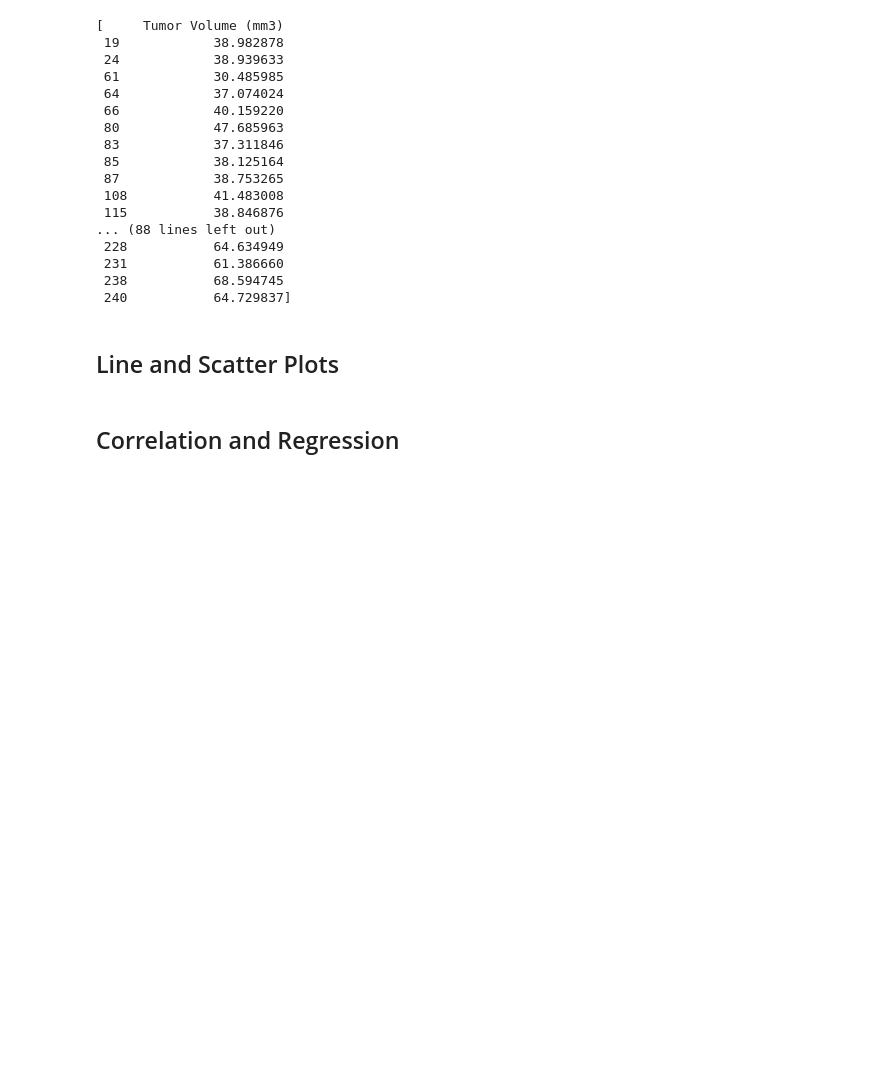
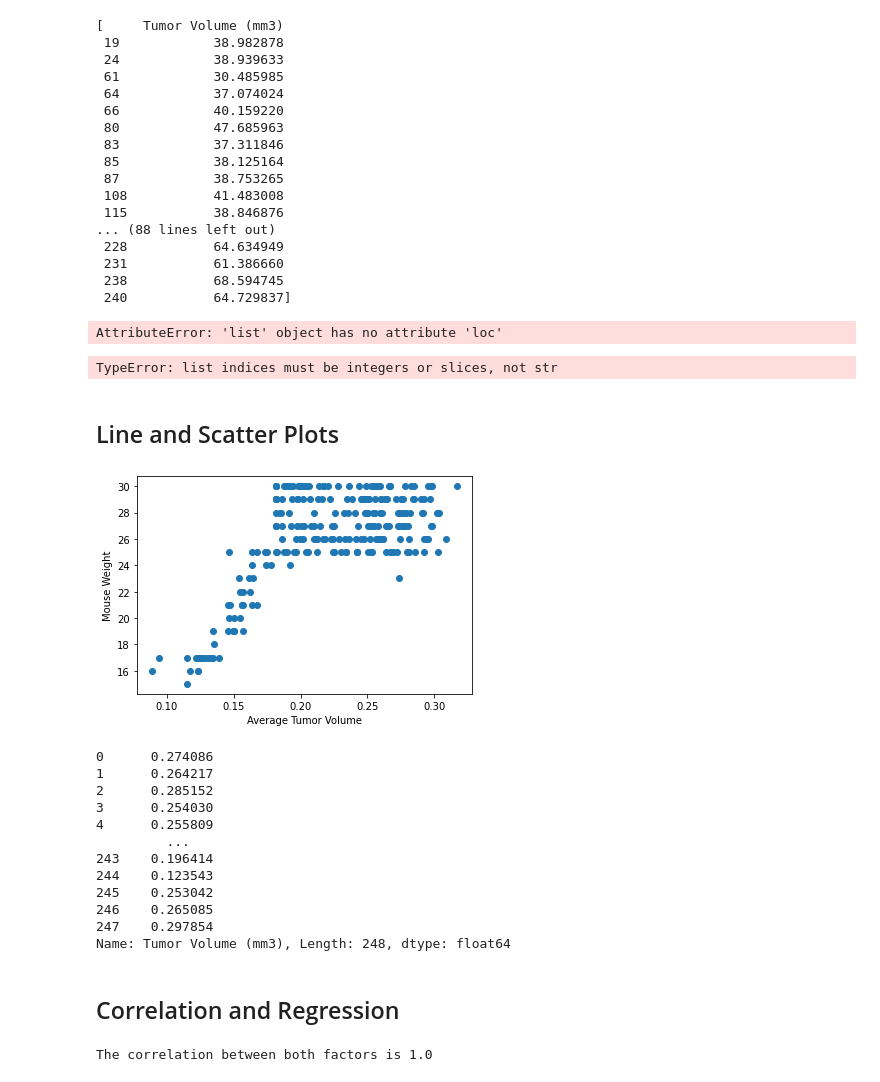
Before and after one commit to RoPalacios74/Matplotlib_Challenge, a Jupyter notebook: Pymaceuticals/pymaceuticals_starter.ipynb, the cells around one changed output. Cells and saved outputs as stored; diff of their text form; code cells hidden in the pictures; blank space fills up the shorter version.

```diff
--- a/Pymaceuticals/pymaceuticals_starter.ipynb
+++ b/Pymaceuticals/pymaceuticals_starter.ipynb
@@ -275,11 +258,66 @@ tumor_vol
+# %%
+        #Determine outliers using upper and lower bounds
+        # If the data is in a dataframe, we use pandas to give quartile calculations
+
+treatment_outlier = tumor_vol.loc[(merged_data['Drug Regimen'] < lower_bound) | (tumor_vol['Drug Regimen'] > upper_bound)]
+treatment_outlier
+# %% [output]
+AttributeError: 'list' object has no attribute 'loc'
+# %%
+# Generate a box plot of the final tumor volume of each mouse across four regimens of interest
+quartiles = tumor_vol['Drug Regimen'].quantile([.25,.5,.75])
+lowerq = quartiles[0.25]
+upperq = quartiles[0.75]
+iqr = upperq-lowerq
+
+print(f"The lower quartile of occupancy is: {lowerq}")
+print(f"The upper quartile of occupancy is: {upperq}")
+print(f"The interquartile range of occupancy is: {iqr}")
+print(f"The the median of occupancy is: {quartiles[0.5]} ")
+
+lower_bound = lowerq - (1.5*iqr)
+upper_bound = upperq + (1.5*iqr)
+print(f"Values below {lower_bound} could be outliers.")
+print(f"Values above {upper_bound} could be outliers.")
+# %% [output]
+TypeError: list indices must be integers or slices, not str
 # %% [markdown]
 ## Line and Scatter Plots
 # %%
 # Generate a line plot of tumor volume vs. time point for a mouse treated with Capomulin
 # %%
 # Generate a scatter plot of average tumor volume vs. mouse weight for the Capomulin regimen
+average_volume = merged_data['Tumor Volume (mm3)'] / total_mouse
+
+x_values = average_volume
+y_values = merged_data['Weight (g)']
+plt.scatter(x_values,y_values)
+plt.xlabel('Average Tumor Volume')
+plt.ylabel('Mouse Weight')
+plt.show()
+average_volume
+# %% [output]
+[figure, added]
+0      0.274086
+1      0.264217
+2      0.285152
+3      0.254030
+4      0.255809
+         ...
+243    0.196414
+244    0.123543
+245    0.253042
+246    0.265085
+247    0.297854
+Name: Tumor Volume (mm3), Length: 248, dtype: float64
 # %% [markdown]
 ## Correlation and Regression
 # %%
 # Calculate the correlation coefficient and linear regression model
 # for mouse weight and average tumor volume for the Capomulin regimen
+corr_mouse_weight = merged_data.iloc[:,5]
+corr_mouse_weight = merged_data.iloc[:,6]
+correlation = st.pearsonr(corr_mouse_weight,corr_mouse_weight)
+print(f"The correlation between both factors is {round(correlation[0],2)}")
+# %% [output]
+The correlation between both factors is 1.0
```
Also changed, not shown: parts of 6 cells of this notebook.
